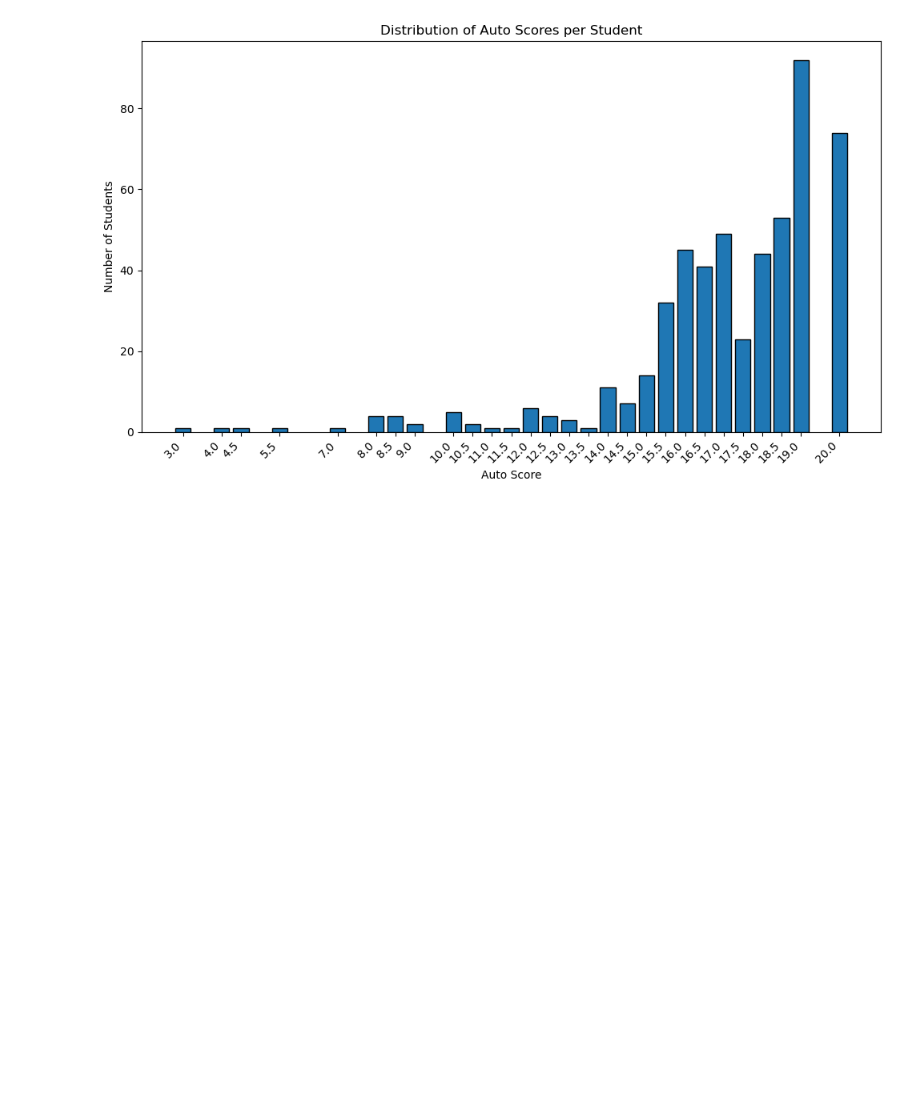
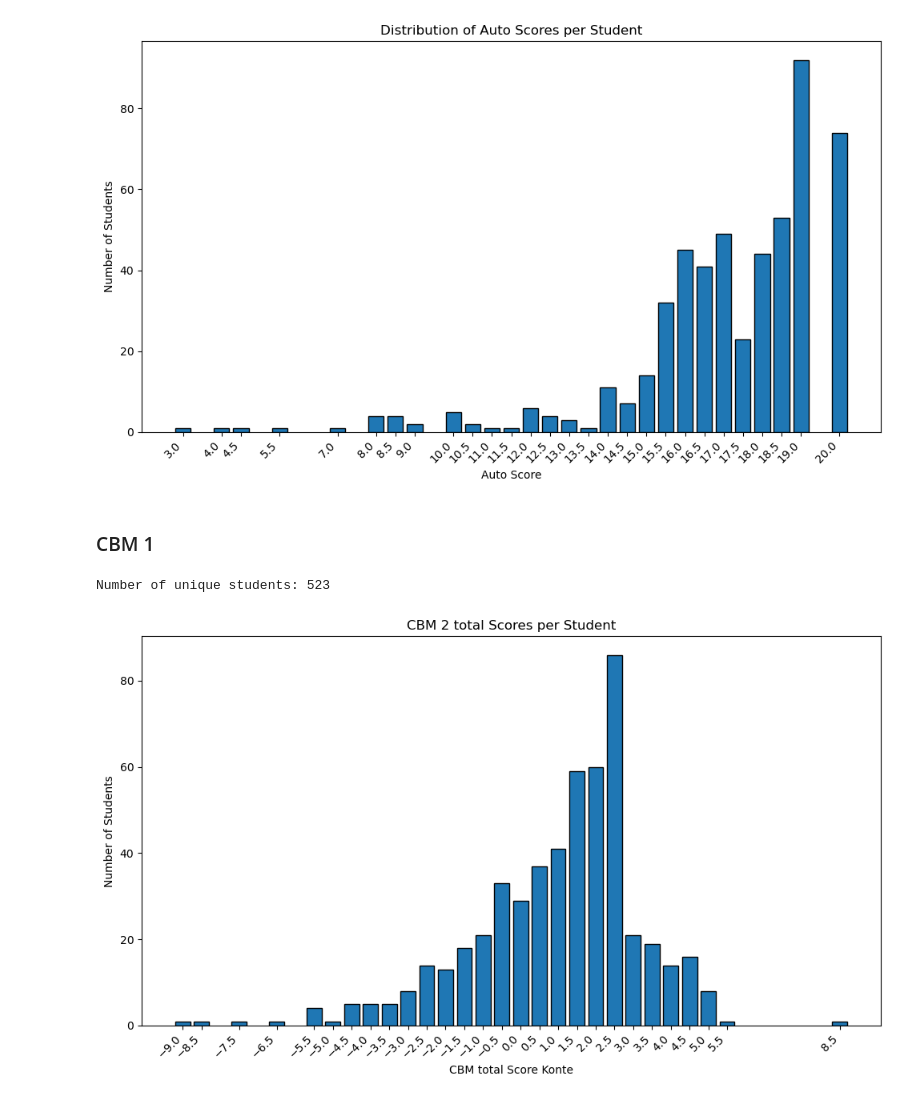
Before and after one commit to juliepe/exam_analysis_H25, a Jupyter notebook: analysis/CBM/2025/Exam/notebooks/4_CBM_analysis.ipynb, the cells around one changed output. Saved outputs shown, nothing was run; the diff lists cells and outputs as text; code cells hidden in the pictures; blank space fills up the shorter version.

```diff
--- a/analysis/CBM/2025/Exam/notebooks/4_CBM_analysis.ipynb
+++ b/analysis/CBM/2025/Exam/notebooks/4_CBM_analysis.ipynb
@@ -44,3 +46,27 @@ plt.show()
 # %% [output]
 Number of unique students: 523
 [figure]
+# %% [markdown]
+### CBM 1
+# %%
+df_CBM1 = cbm_total_score_exam(df)
+df_CBM1[["student_id", "part2_cbm_score"]].drop_duplicates(subset=["student_id"]).head()
+
+student_scores = df_CBM1.drop_duplicates(subset=["student_id"])[["student_id", "part2_cbm_score"]]
+
+print(f"Number of unique students: {len(student_scores)}")
+
+#By using value_counts().sort_index(), each bar is drawn at the exact score value that students actually received
+score_counts = student_scores["part2_cbm_score"].value_counts().sort_index()
+
+plt.figure(figsize=(10, 6))
+plt.bar(score_counts.index, score_counts.values, width=0.4, edgecolor="black", align="center")
+plt.xticks(score_counts.index, rotation=45, ha="right")
+plt.xlabel("CBM total Score Konte")
+plt.ylabel("Number of Students")
+plt.title("CBM 2 total Scores per Student")
+plt.tight_layout()
+plt.show()
+# %% [output]
+Number of unique students: 523
+[figure, added]
```
Also changed, not shown: parts of 1 cell of this notebook, 2 other files.
